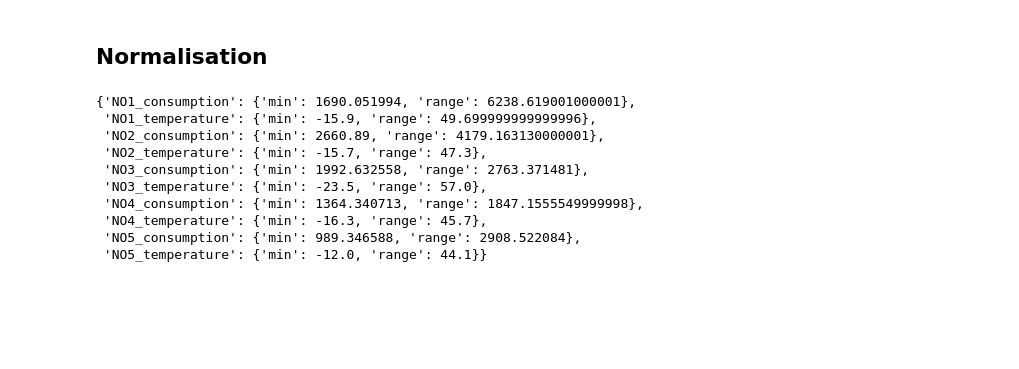
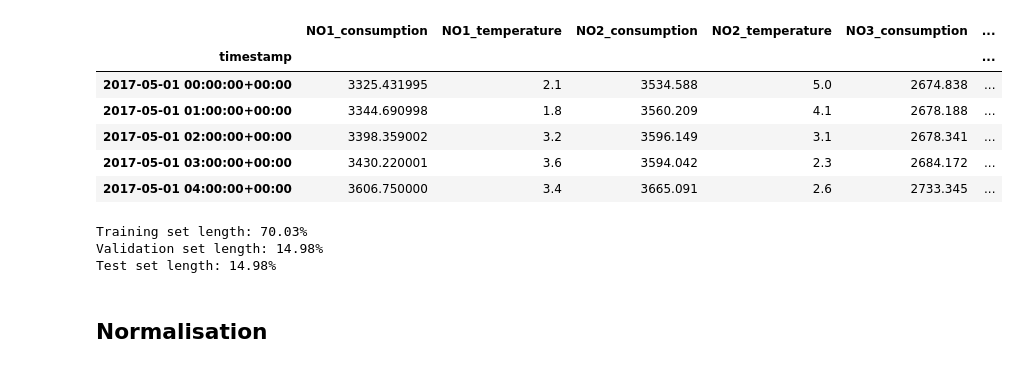
Before and after one commit to gunhamn/public, a Jupyter notebook: DL_Forecasting/preprocessing.ipynb, the cells around one changed output. Saved outputs shown, nothing was run; the diff lists cells and outputs as text; code cells hidden in the pictures; blank space fills up the shorter version.

Commit message:
Fixed scaler and made a simple nn

```diff
--- a/DL_Forecasting/preprocessing.ipynb
+++ b/DL_Forecasting/preprocessing.ipynb
@@ -65,0 +89,22 @@ dtype: int64
+# %%
+from sklearn.preprocessing import MinMaxScaler
+
+# Extracting time features
+df['time_of_day'] = df.index.hour
+df['time_of_week'] = df.index.dayofweek
+df['time_of_year'] = df.index.dayofyear
+
+# Normalizing the time features
+timeScaler = MinMaxScaler()
+time_features = ['time_of_day', 'time_of_week', 'time_of_year']
+df[time_features] = timeScaler.fit_transform(df[time_features])
+
+df.head()
+# %% [output]
+|  | NO1_consumption | NO1_temperature | NO2_consumption | NO2_temperature | NO3_consumption | ... |
+| timestamp |  |  |  |  |  | ... |
+| 2017-05-01 00:00:00+00:00 | 3325.431995 | 2.1 | 3534.588 | 5.0 | 2674.838 | ... |
+| 2017-05-01 01:00:00+00:00 | 3344.690998 | 1.8 | 3560.209 | 4.1 | 2678.188 | ... |
+| 2017-05-01 02:00:00+00:00 | 3398.359002 | 3.2 | 3596.149 | 3.1 | 2678.341 | ... |
+| 2017-05-01 03:00:00+00:00 | 3430.220001 | 3.6 | 3594.042 | 2.3 | 2684.172 | ... |
+| 2017-05-01 04:00:00+00:00 | 3606.750000 | 3.4 | 3665.091 | 2.6 | 2733.345 | ... |
@@ -66,38 +125,23 @@ dtype: int64
+# %%
+# Splitting the data into training, validation, and test sets
+""" The year 2023 will be the test set,
+2022 will be the validation set,
+and the rest will be the training set. """
+
+# Splitting the data into training, validation, and test sets
+NO1_train, NO1_val, NO1_test = NO1[:'2021-12-31'].copy(), NO1['2022-01-01':'2022-12-31'].copy(), NO1['2023-01-01':].copy()
+NO2_train, NO2_val, NO2_test = NO2[:'2021-12-31'].copy(), NO2['2022-01-01':'2022-12-31'].copy(), NO2['2023-01-01':].copy()
+NO3_train, NO3_val, NO3_test = NO3[:'2021-12-31'].copy(), NO3['2022-01-01':'2022-12-31'].copy(), NO3['2023-01-01':].copy()
+NO4_train, NO4_val, NO4_test = NO4[:'2021-12-31'].copy(), NO4['2022-01-01':'2022-12-31'].copy(), NO4['2023-01-01':].copy()
+NO5_train, NO5_val, NO5_test = NO5[:'2021-12-31'].copy(), NO5['2022-01-01':'2022-12-31'].copy(), NO5['2023-01-01':].copy()
+
+# Checking the percentual length of the sets
+print(f"Training set length: {100*len(NO1_train)/len(NO1):.2f}%")
+print(f"Validation set length: {100*len(NO1_val)/len(NO1):.2f}%")
+print(f"Test set length: {100*len(NO1_test)/len(NO1):.2f}%")
+# %% [output]
+Training set length: 70.03%
+Validation set length: 14.98%
+Test set length: 14.98%
 # %% [markdown]
 ## Normalisation
-# %%
-from sklearn.preprocessing import MinMaxScaler
-
-# Selecting the columns to be normalized
-columns_to_normalize = [
-    'NO1_consumption', 'NO1_temperature',
-    'NO2_consumption', 'NO2_temperature',
-    'NO3_consumption', 'NO3_temperature',
-    'NO4_consumption', 'NO4_temperature',
-    'NO5_consumption', 'NO5_temperature']
-
-# Initializing the MinMaxScaler
-scaler = MinMaxScaler()
-
-# Fitting the scaler to the data and transforming it
-df_normalized = pd.DataFrame(scaler.fit_transform(df[columns_to_normalize]), columns=columns_to_normalize, index=df.index)
-
-# Storing the min and range (max-min) for each column to allow inverse transformation
-min_values = scaler.data_min_
-range_values = scaler.data_max_ - scaler.data_min_
-
-# Creating a dictionary for min and range values for later inverse transformation
-scaling_info = {column: {'min': min_val, 'range': range_val} for column, min_val, range_val in zip(columns_to_normalize, min_values, range_values)}
-
-scaling_info
-# %% [output]
-{'NO1_consumption': {'min': 1690.051994, 'range': 6238.619001000001},
- 'NO1_temperature': {'min': -15.9, 'range': 49.699999999999996},
- 'NO2_consumption': {'min': 2660.89, 'range': 4179.163130000001},
- 'NO2_temperature': {'min': -15.7, 'range': 47.3},
- 'NO3_consumption': {'min': 1992.632558, 'range': 2763.371481},
- 'NO3_temperature': {'min': -23.5, 'range': 57.0},
- 'NO4_consumption': {'min': 1364.340713, 'range': 1847.1555549999998},
- 'NO4_temperature': {'min': -16.3, 'range': 45.7},
- 'NO5_consumption': {'min': 989.346588, 'range': 2908.522084},
- 'NO5_temperature': {'min': -12.0, 'range': 44.1}}
```
Also changed, not shown: parts of 11 cells of this notebook, 22 other files.
